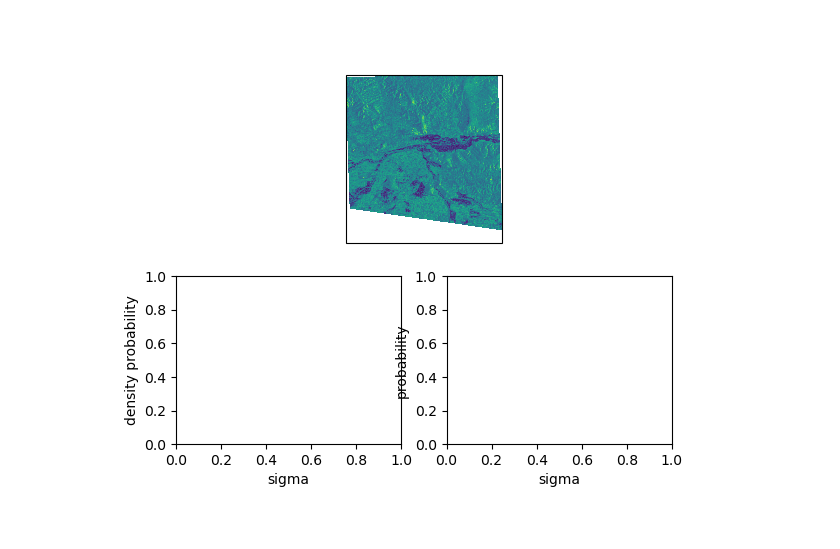
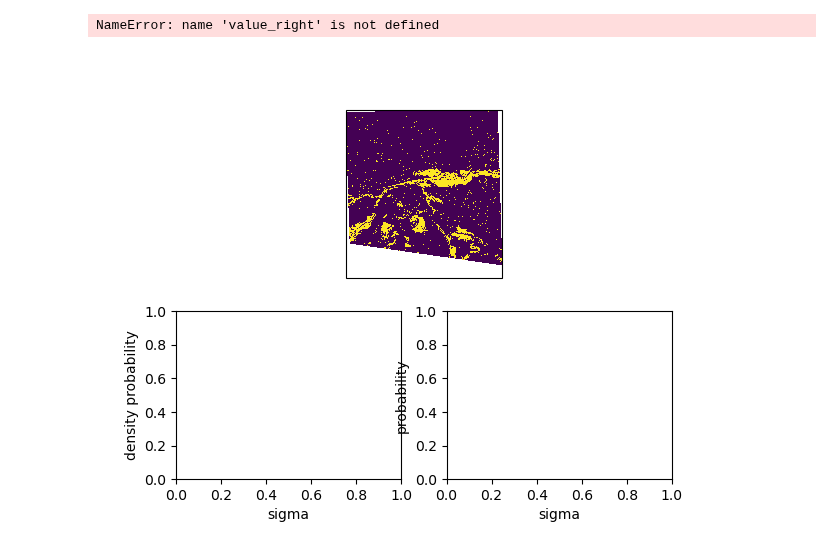
Before and after one commit to TUW-GEO/tuw_education_notebooks, a Jupyter notebook: 01_notebook_as_an_app.ipynb, the cells around one changed output. Drawn from its saved outputs; the diff is of its cells as text; code cells hidden in the pictures.

Commit message:
add bayesian decision

```diff
--- a/01_notebook_as_an_app.ipynb
+++ b/01_notebook_as_an_app.ipynb
@@ -42,14 +41,14 @@ def expected_land_backscatter(data, dtime_str):
     hm_c3 = ((hm_c2 + S3 * np.sin(3 * wt)) + C3 * np.cos(3 * wt))
     return hm_c3
 
-def calc_land_prior(id):
+def calc_land_prior(id, x=RANGE):
     point = hparam_dc.where(hparam_dc.id == id, drop=True)
     lbsc_mean = expected_land_backscatter(point, '2018-02-01')
     lbsc_std = point.STD
-    return norm.pdf(RANGE, lbsc_mean.to_numpy(), lbsc_std.to_numpy()).flatten()
+    return norm.pdf(x, lbsc_mean.to_numpy(), lbsc_std.to_numpy()).flatten()
 
-def calc_priors(id):
-    return calc_water_prior(id=id), calc_land_prior(id=id)
+def calc_priors(id, x=RANGE):
+    return calc_water_prior(id=id, x=x), calc_land_prior(id=id, x=x)
 
 def plot_priors(id):
     point = sig0_dc.where(sig0_dc.id == id, drop=True).SIG0.to_numpy()
@@ -66,6 +61,11 @@ plot_priors(1)
 def calc_posteriors(water_prior, land_prior):
     evidence = (water_prior * 0.5) + (land_prior * 0.5)
     return (water_prior * 0.5) / evidence,  (land_prior * 0.5) / evidence
+
+def bayesian_flood_decision(id, sig0):
+    f_post_prob, nf_post_prob = calc_posteriors(*calc_priors(id, sig0))
+    out = np.greater(f_post_prob, nf_post_prob)
+    return out
 
 def plot_posteriors(id):
     point = sig0_dc.where(sig0_dc.id == id, drop=True).SIG0.to_numpy()
@@ -81,3 +77,6 @@ plot_posteriors(15)
+# %%
+sig0_dc["decision"] = (('y', 'x'), bayesian_flood_decision(sig0_dc.id, sig0_dc.SIG0).reshape(sig0_dc.SIG0.shape))
+sig0_dc["decision"] = sig0_dc.decision.where(sig0_dc.SIG0.notnull())
 # %%
 # initialize a map on top
 m = Maps(ax=211)
@@ -96,43 +95,46 @@ ax_right.set_xlabel("sigma")
 ax_left.sharey(ax_right)
 
 # -------- assign data to the map and plot it
-m.set_data(data=sig0_dc, x="x", y="y", parameter="SIG0", crs=sig0_dc.spatial_ref.crs_wkt)
+m.set_data(data=sig0_dc, x="x", y="y", parameter="decision", crs=sig0_dc.spatial_ref.crs_wkt)
 # m.set_shape.shade_points()
 m.plot_map()
+# %% [output]
+NameError: name 'value_right' is not defined
 # %%
 # -------- define a custom callback function to update the plots
 def update_plots(ID, **kwargs):
 
     # get the data
-    value = kwargs["val"]
+    value = sig0_dc.where(sig0_dc.id == ID, drop=True).SIG0.to_numpy()
     y1_pdf, y2_pdf = calc_priors(ID)
-    f_post, nf_post = calc_posteriors(*calc_priors(id=id))
+    f_post, nf_post = calc_posteriors(*calc_priors(ID))
 
     # plot the lines and vline
     (water,) = ax_left.plot(RANGE, y1_pdf, 'k-', lw=2)
     (land,) = ax_left.plot(RANGE, y2_pdf,'r-', lw=5, alpha=0.6)
     value_left = ax_left.vlines(x=value, ymin=0, ymax=np.max((y1_pdf, y2_pdf)), lw=3)
 
-    (nf,) = ax_right.plot(RANGE, f_post, 'k-', lw=2)
-    (f,) = ax_right.plot(RANGE, nf_post,'r-', lw=5, alpha=0.6)
+    (f,) = ax_right.plot(RANGE, f_post, 'k-', lw=2)
+    (nf,) = ax_right.plot(RANGE, nf_post,'r-', lw=5, alpha=0.6)
     value_right = ax_right.vlines(x=value, ymin=-0.1, ymax=1.1, lw=3)
 
 
     # re-compute axis limits based on the new artists
     ax_left.relim()
-    ax_right.relim()
+    # ax_right.relim()
     ax_left.autoscale()
-    ax_right.autoscale()
+    # ax_right.autoscale()
 
     # add all artists as "temporary pick artists" so that they
     # are removed when the next datapoint is selected
     for a in [water, land, value_right, nf, f, value_left]:
         m.cb.pick.add_temporary_artist(a)
 
 m.cb.pick.attach(update_plots)
 m.cb.pick.attach.annotate()
 m.cb.pick.attach.mark(permanent=False, buffer=1, fc="none", ec="r")
 m.cb.pick.attach.mark(permanent=False, buffer=2, fc="none", ec="r", ls=":")
+
 m.show()
 # %% [output]
-[figure, old version]
+[figure, new version]
```
Also changed, not shown: parts of 4 cells of this notebook.
